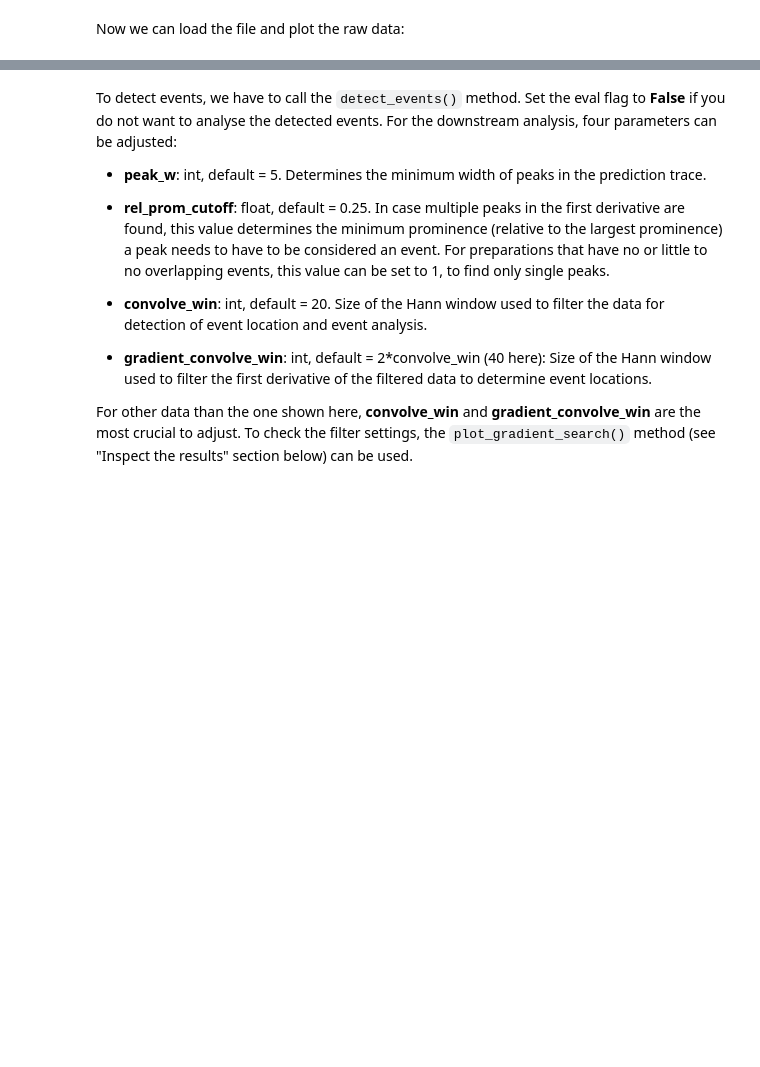
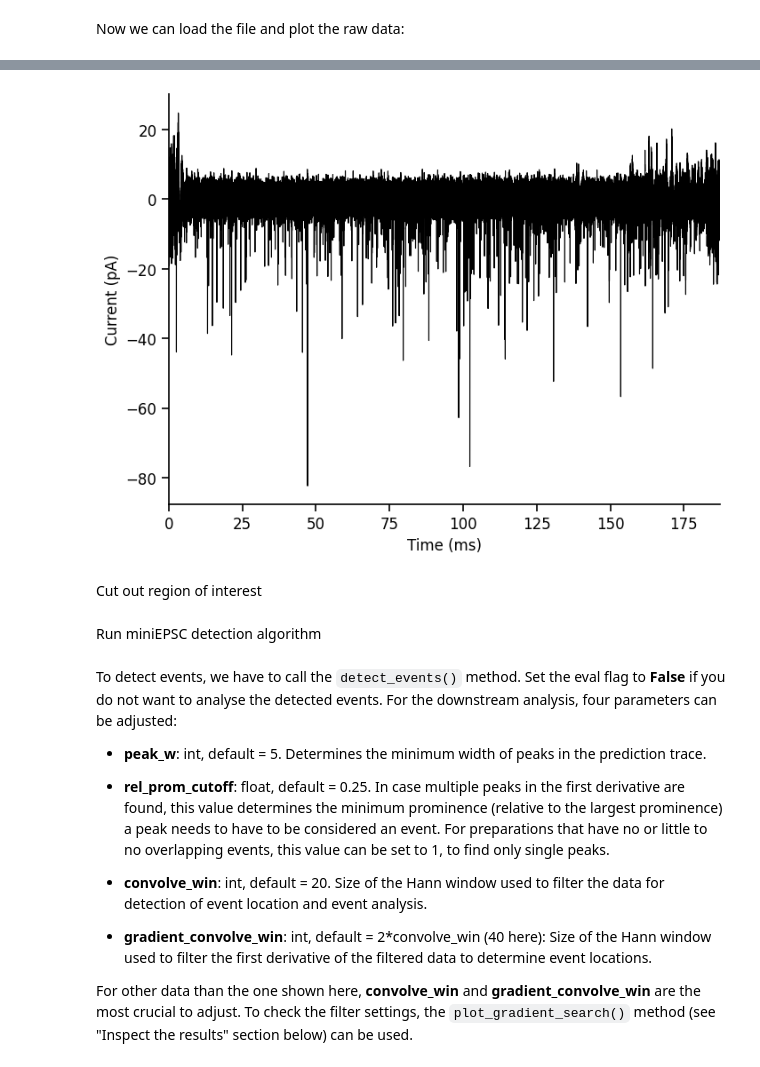
Before and after one commit to argalloni/CSHL_IonChannels2025, a Jupyter notebook: Analysis 12 - miniEPSCs.ipynb, the cells around one changed output, grey strips where cells are left out. Saved outputs shown, nothing was run; the diff lists cells and outputs as text; code cells hidden in the pictures; blank space fills up the shorter version.

```diff
--- a/Analysis 12 - miniEPSCs.ipynb
+++ b/Analysis 12 - miniEPSCs.ipynb
@@ -79,3 +73,26 @@ Next, we need to create and initialize a miniML *EventDetection* object. Require
+# %%
+# Step 1: Detrend the data to remove linear or constant trends.
+current_traces = current_traces.detrend(detrend_type='linear', num_segments=10)
+
+# Step 2: Apply a highpass filter to remove low-frequency noise + lowpass to remove high-frequency noise
+current_traces = current_traces.filter(
+    line_freq=60,    # Frequency (Hz) of electrical noise to remove: 50 Hz (in Europe) or 60 Hz (in the US).
+    width=2,         # Width (Hz) controls the width of frequency bands around the line frequency the filter cuts out.
+    highpass=0.5,      # Removes low-frequency drift. Set a value in Hz (e.g. 1 for 1 Hz).
+    lowpass=2000,    # Removes high-frequency noise. Set a value in Hz (e.g. 100 for 100 Hz).
+    order=4)         # Controls sharpness of the filter. Higher = sharper cutoff.
+
+
+ax = plot_traces(current_traces.time_axis, current_traces.data)
+# ax[0].set_ylim([-1000,200])
+# ax[0].set_xlim([1.1,2.9])
+plt.show()
+# %% [output]
+[figure, added]
+# %% [markdown]
+Cut out region of interest
+# %% [markdown]
+Run miniEPSC detection algorithm
 # %%
 win_size = 600
 direction = 'negative'
```
Also changed, not shown: parts of 10 cells of this notebook, 2 other files.
